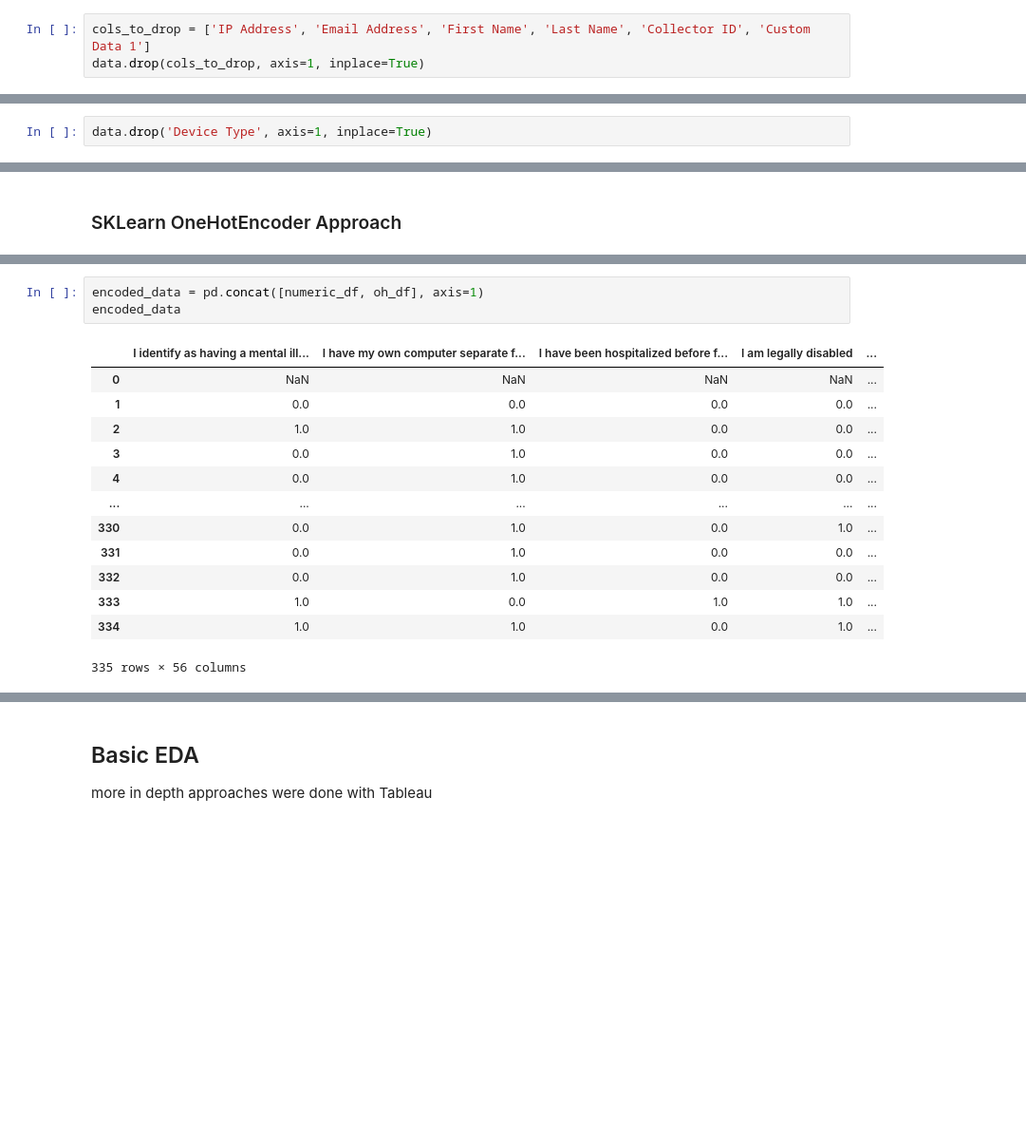
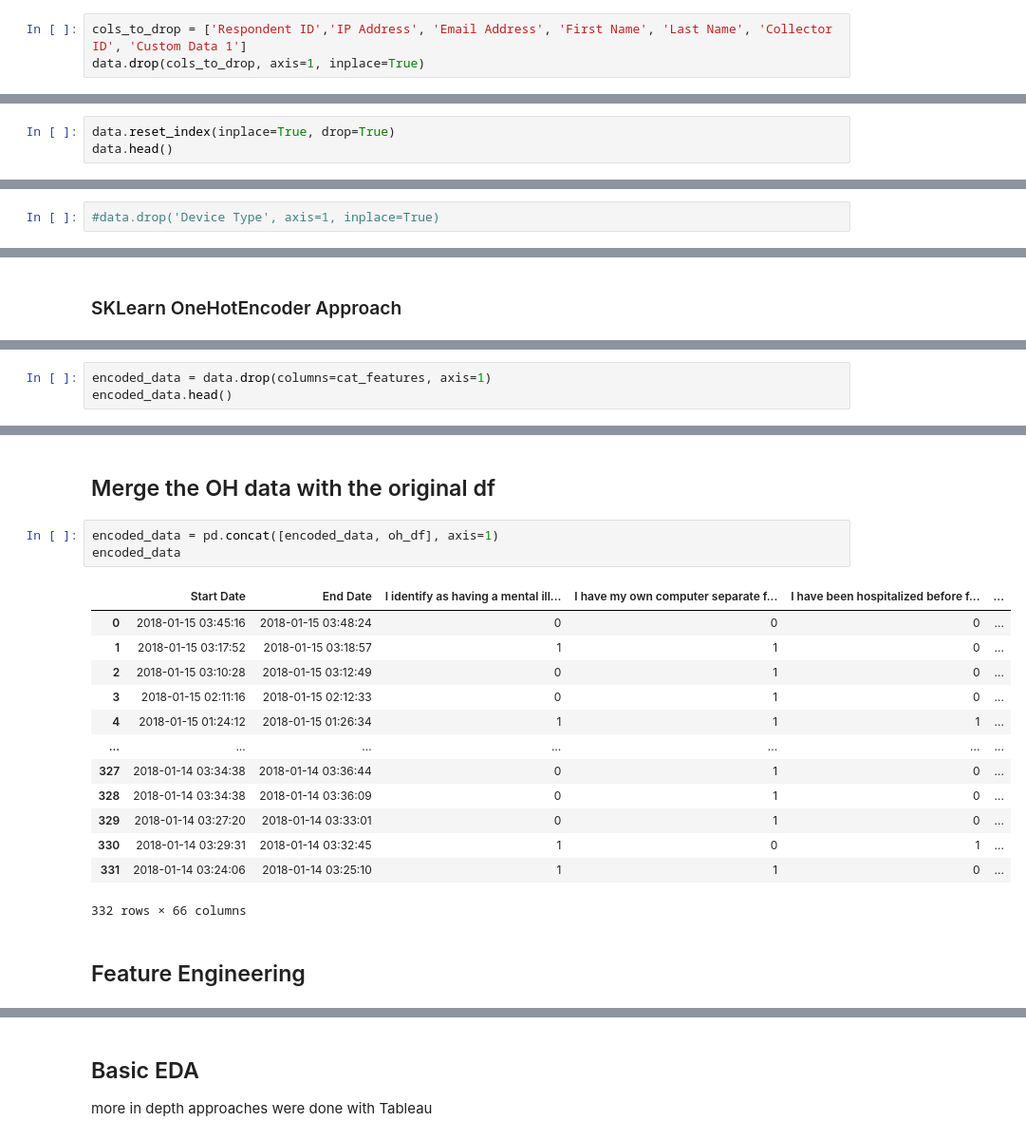
Before and after one commit to camerongridley/UnemploymentMentalHealth, a Jupyter notebook: eda_and_modeling.ipynb, the cells around one changed output, grey strips where cells are left out. Shown at 95% size. Drawn from its saved outputs; the diff is of its cells as text; blank space fills up the shorter version.

```diff
--- a/eda_and_modeling.ipynb
+++ b/eda_and_modeling.ipynb
@@ -118,7 +119,7 @@ Custom Data 1 - we don't know what this represents
 
 Rename "I have one of the following issues in addition to my illness" to "Lack of concentration"
 # %%
-cols_to_drop = ['IP Address', 'Email Address', 'First Name', 'Last Name', 'Collector ID', 'Custom Data 1']
+cols_to_drop = ['Respondent ID','IP Address', 'Email Address', 'First Name', 'Last Name', 'Collector ID', 'Custom Data 1']
 data.drop(cols_to_drop, axis=1, inplace=True)
 # %%
 cols_to_fill = ['Anxiety',
@@ -330,0 +333,3 @@ Index(['Respondent ID', 'Start Date', 'End Date',
+# %%
+data.reset_index(inplace=True, drop=True)
+data.head()
@@ -476,7 +489,7 @@ F1 Scores: [0.38709677 0.5        0.33333333 0.5        0.44444444]
 ## One-Hot Encoding
 ### Get Dummies approach
 # %%
-data.drop('Device Type', axis=1, inplace=True)
+#data.drop('Device Type', axis=1, inplace=True)
 # %%
 dummy_data = pd.get_dummies(data)
 dummy_data
@@ -606,0 +587,3 @@ numeric_df
+# %%
+encoded_data = data.drop(columns=cat_features, axis=1)
+encoded_data.head()
@@ -607,17 +597,21 @@ numeric_df
+# %% [markdown]
+## Merge the OH data with the original df
 # %%
-encoded_data = pd.concat([numeric_df, oh_df], axis=1)
+encoded_data = pd.concat([encoded_data, oh_df], axis=1)
 encoded_data
 # %% [output]
-|  | I identify as having a mental ill... | I have my own computer separate f... | I have been hospitalized before f... | I am legally disabled | ... |
-| 0 | NaN | NaN | NaN | NaN | ... |
-| 1 | 0.0 | 0.0 | 0.0 | 0.0 | ... |
-| 2 | 1.0 | 1.0 | 0.0 | 0.0 | ... |
-| 3 | 0.0 | 1.0 | 0.0 | 0.0 | ... |
-| 4 | 0.0 | 1.0 | 0.0 | 0.0 | ... |
-| ... | ... | ... | ... | ... | ... |
-| 330 | 0.0 | 1.0 | 0.0 | 1.0 | ... |
-| 331 | 0.0 | 1.0 | 0.0 | 0.0 | ... |
-| 332 | 0.0 | 1.0 | 0.0 | 0.0 | ... |
-| 333 | 1.0 | 0.0 | 1.0 | 1.0 | ... |
-| 334 | 1.0 | 1.0 | 0.0 | 1.0 | ... |
+|  | Start Date | End Date | I identify as having a mental ill... | I have my own computer separate f... | I have been hospitalized before f... | ... |
+| 0 | 2018-01-15 03:45:16 | 2018-01-15 03:48:24 | 0 | 0 | 0 | ... |
+| 1 | 2018-01-15 03:17:52 | 2018-01-15 03:18:57 | 1 | 1 | 0 | ... |
+| 2 | 2018-01-15 03:10:28 | 2018-01-15 03:12:49 | 0 | 1 | 0 | ... |
+| 3 | 2018-01-15 02:11:16 | 2018-01-15 02:12:33 | 0 | 1 | 0 | ... |
+| 4 | 2018-01-15 01:24:12 | 2018-01-15 01:26:34 | 1 | 1 | 1 | ... |
+| ... | ... | ... | ... | ... | ... | ... |
+| 327 | 2018-01-14 03:34:38 | 2018-01-14 03:36:44 | 0 | 1 | 0 | ... |
+| 328 | 2018-01-14 03:34:38 | 2018-01-14 03:36:09 | 0 | 1 | 0 | ... |
+| 329 | 2018-01-14 03:27:20 | 2018-01-14 03:33:01 | 0 | 1 | 0 | ... |
+| 330 | 2018-01-14 03:29:31 | 2018-01-14 03:32:45 | 1 | 0 | 1 | ... |
+| 331 | 2018-01-14 03:24:06 | 2018-01-14 03:25:10 | 1 | 1 | 0 | ... |
-335 rows × 56 columns
+332 rows × 66 columns
+# %% [markdown]
+## Feature Engineering
```
Also changed, not shown: parts of 39 cells of this notebook.
